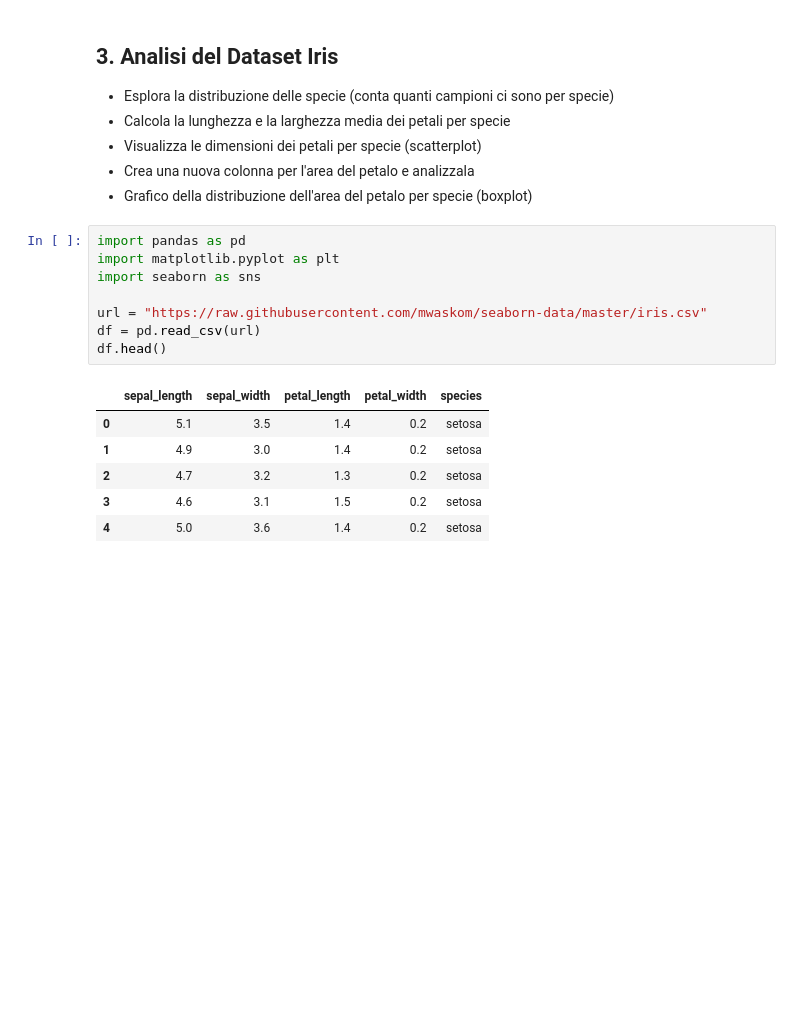
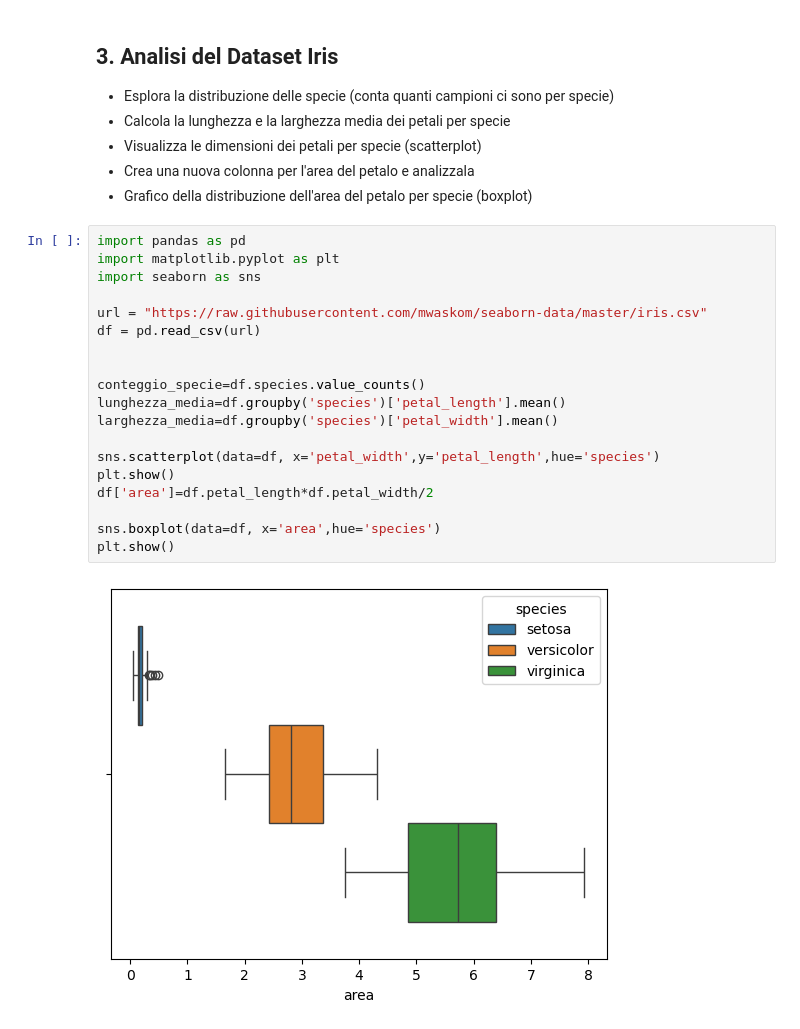
Before and after one commit to michelemarengo96/ProgrammingLabII, a Jupyter notebook: 4_Esercizi_lez_4.ipynb, the cells around one changed output. Saved outputs shown, nothing was run; the diff lists cells and outputs as text; blank space fills up the shorter version.

```diff
--- a/4_Esercizi_lez_4.ipynb
+++ b/4_Esercizi_lez_4.ipynb
@@ -97,15 +97,21 @@ sns.boxplot(data=df, x='Pclass', y='Age', hue='Sex')    #grafico distribuzione e
 # %%
 import pandas as pd
 import matplotlib.pyplot as plt
 import seaborn as sns
 
 url = "https://raw.githubusercontent.com/mwaskom/seaborn-data/master/iris.csv"
 df = pd.read_csv(url)
-df.head()
+
+
+conteggio_specie=df.species.value_counts()
+lunghezza_media=df.groupby('species')['petal_length'].mean()
+larghezza_media=df.groupby('species')['petal_width'].mean()
+
+sns.scatterplot(data=df, x='petal_width',y='petal_length',hue='species')
+plt.show()
+df['area']=df.petal_length*df.petal_width/2
+
+sns.boxplot(data=df, x='area',hue='species')
+plt.show()
 # %% [output]
-|  | sepal_length | sepal_width | petal_length | petal_width | species |
-| 0 | 5.1 | 3.5 | 1.4 | 0.2 | setosa |
-| 1 | 4.9 | 3.0 | 1.4 | 0.2 | setosa |
-| 2 | 4.7 | 3.2 | 1.3 | 0.2 | setosa |
-| 3 | 4.6 | 3.1 | 1.5 | 0.2 | setosa |
-| 4 | 5.0 | 3.6 | 1.4 | 0.2 | setosa |
+[figure, added]
```
